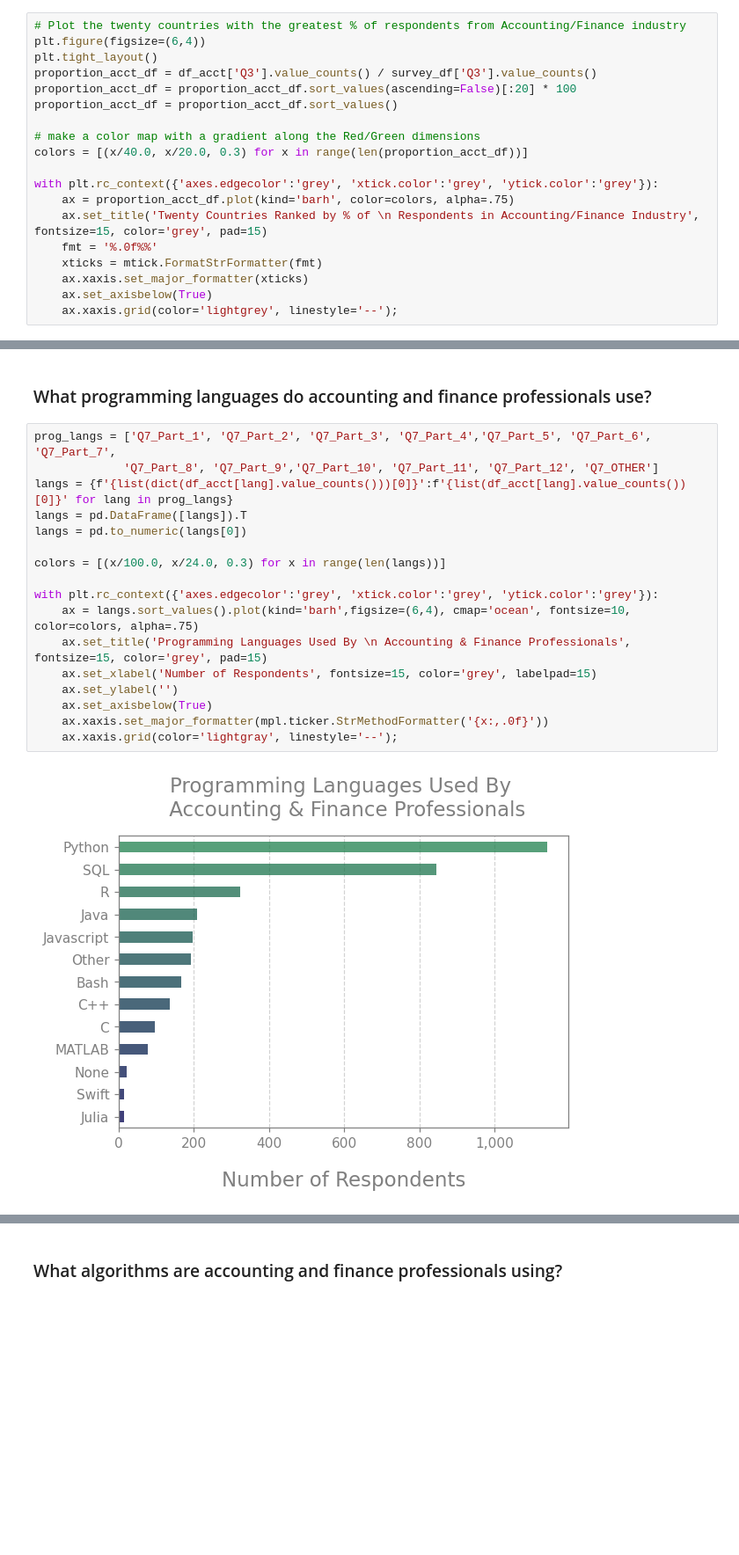
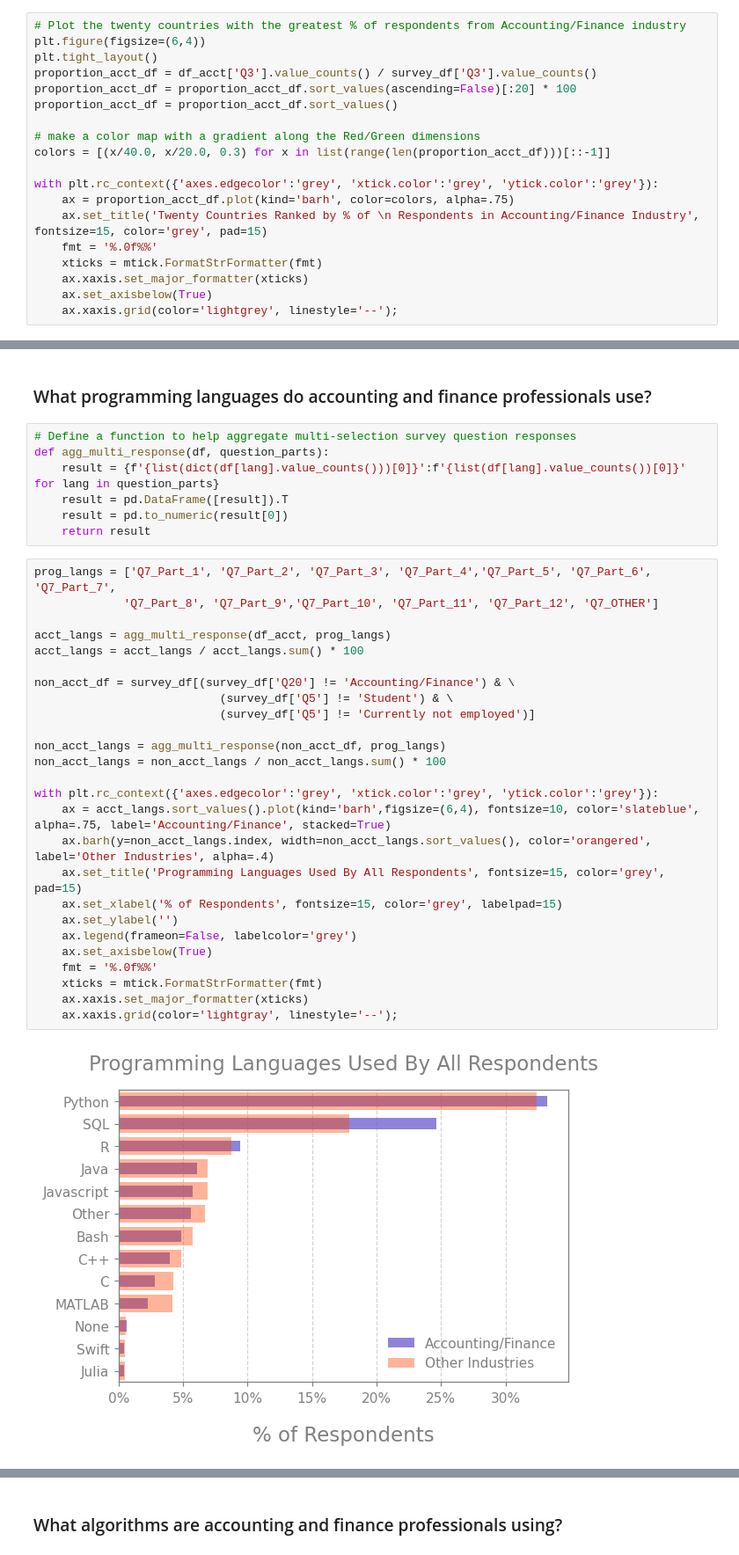
Before and after one commit to yksnilowyrahcaz/2021_Kaggle_Survey_EDA, a Jupyter notebook: 2021_Kaggle_Survey_Accounting_&_Finance_Industry_EDA.ipynb, the cells around one changed output, grey strips where cells are left out. Shown at 88% size. Cells and saved outputs as stored; diff of their text form; blank space fills up the shorter version.

```diff
--- a/2021_Kaggle_Survey_Accounting_&_Finance_Industry_EDA.ipynb
+++ b/2021_Kaggle_Survey_Accounting_&_Finance_Industry_EDA.ipynb
@@ -361,7 +360,7 @@ proportion_acct_df = proportion_acct_df.sort_values(ascending=False)[:20] * 100
 proportion_acct_df = proportion_acct_df.sort_values()
 
 # make a color map with a gradient along the Red/Green dimensions
-colors = [(x/40.0, x/20.0, 0.3) for x in range(len(proportion_acct_df))]
+colors = [(x/40.0, x/20.0, 0.3) for x in list(range(len(proportion_acct_df)))[::-1]]
 
 with plt.rc_context({'axes.edgecolor':'grey', 'xtick.color':'grey', 'ytick.color':'grey'}):
     ax = proportion_acct_df.plot(kind='barh', color=colors, alpha=.75)
@@ -456,23 +456,39 @@ ax.set_ylabel('');
 #### The second pie plot above represents the proportion of roles held by all other respondents outside of the Accounting/Finance industry. Perhaps the most pronounced difference is that Software Engineer, Research Scientist and Machine Learning Engineer are less common roles among accounting and finance professionals. Not surprisingly, Business Analyst is more common among them.
 # %% [markdown]
 ### What programming languages do accounting and finance professionals use?
+# %%
+# Define a function to help aggregate multi-selection survey question responses
+def agg_multi_response(df, question_parts):
+    result = {f'{list(dict(df[lang].value_counts()))[0]}':f'{list(df[lang].value_counts())[0]}' for lang in question_parts}
+    result = pd.DataFrame([result]).T
+    result = pd.to_numeric(result[0])
+    return result
 # %%
 prog_langs = ['Q7_Part_1', 'Q7_Part_2', 'Q7_Part_3', 'Q7_Part_4','Q7_Part_5', 'Q7_Part_6', 'Q7_Part_7',
              'Q7_Part_8', 'Q7_Part_9','Q7_Part_10', 'Q7_Part_11', 'Q7_Part_12', 'Q7_OTHER']
-langs = {f'{list(dict(df_acct[lang].value_counts()))[0]}':f'{list(df_acct[lang].value_counts())[0]}' for lang in prog_langs}
-langs = pd.DataFrame([langs]).T
-langs = pd.to_numeric(langs[0])
 
-colors = [(x/100.0, x/24.0, 0.3) for x in range(len(langs))]
+acct_langs = agg_multi_response(df_acct, prog_langs)
+acct_langs = acct_langs / acct_langs.sum() * 100
+
+non_acct_df = survey_df[(survey_df['Q20'] != 'Accounting/Finance') & \
+                           (survey_df['Q5'] != 'Student') & \
+                           (survey_df['Q5'] != 'Currently not employed')]
+
+non_acct_langs = agg_multi_response(non_acct_df, prog_langs)
+non_acct_langs = non_acct_langs / non_acct_langs.sum() * 100
 
 with plt.rc_context({'axes.edgecolor':'grey', 'xtick.color':'grey', 'ytick.color':'grey'}):
-    ax = langs.sort_values().plot(kind='barh',figsize=(6,4), cmap='ocean', fontsize=10, color=colors, alpha=.75)
-    ax.set_title('Programming Languages Used By \n Accounting & Finance Professionals', fontsize=15, color='grey', pad=15)
-    ax.set_xlabel('Number of Respondents', fontsize=15, color='grey', labelpad=15)
+    ax = acct_langs.sort_values().plot(kind='barh',figsize=(6,4), fontsize=10, color='slateblue', alpha=.75, label='Accounting/Finance', stacked=True)
+    ax.barh(y=non_acct_langs.index, width=non_acct_langs.sort_values(), color='orangered', label='Other Industries', alpha=.4)
+    ax.set_title('Programming Languages Used By All Respondents', fontsize=15, color='grey', pad=15)
+    ax.set_xlabel('% of Respondents', fontsize=15, color='grey', labelpad=15)
     ax.set_ylabel('')
+    ax.legend(frameon=False, labelcolor='grey')
     ax.set_axisbelow(True)
-    ax.xaxis.set_major_formatter(mpl.ticker.StrMethodFormatter('{x:,.0f}'))
+    fmt = '%.0f%%'
+    xticks = mtick.FormatStrFormatter(fmt)
+    ax.xaxis.set_major_formatter(xticks)
     ax.xaxis.grid(color='lightgray', linestyle='--');
 # %% [output]
-[figure, old version]
+[figure, new version]
 # %% [markdown]
```
Also changed, not shown: parts of 12 cells of this notebook.
